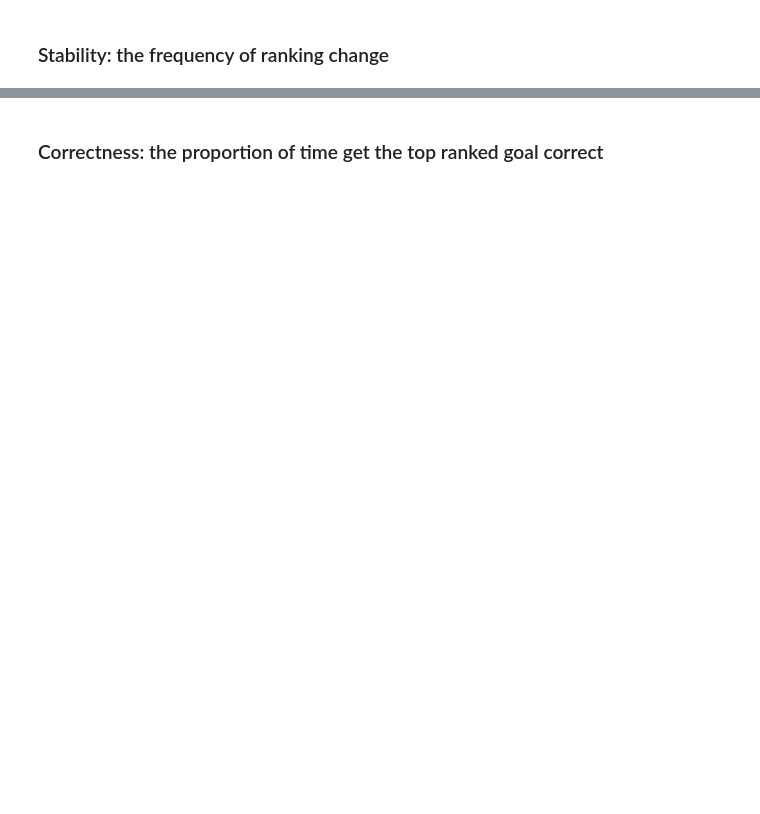
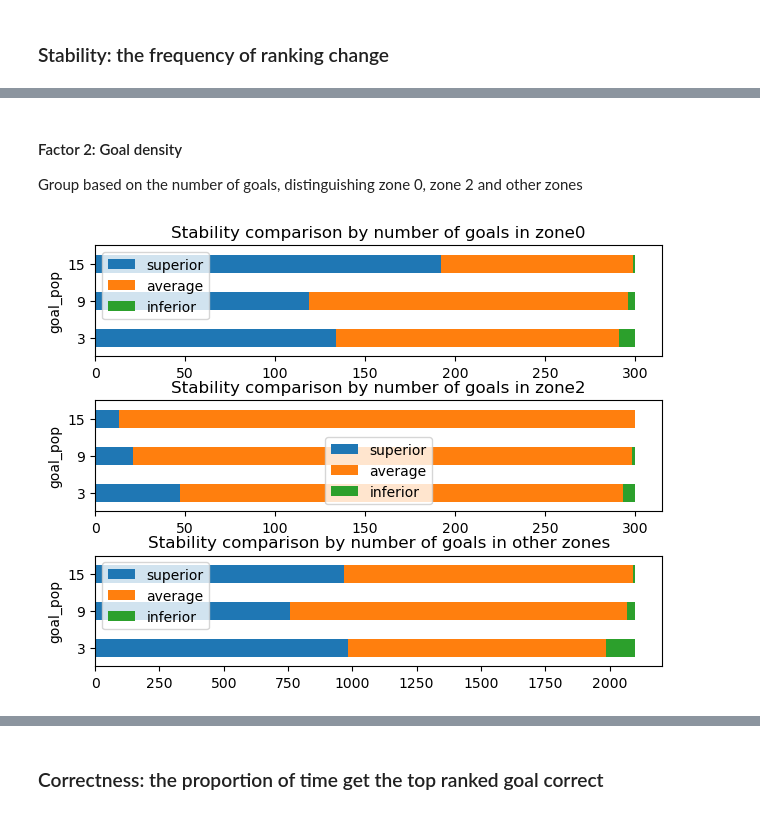
Before and after one commit to OzzyTao/goal-simulation, a Jupyter notebook: experiment.ipynb, the cells around one changed output, grey strips where cells are left out. Drawn from its saved outputs; the diff is of its cells as text; code cells hidden in the pictures; blank space fills up the shorter version.

```diff
--- a/experiment.ipynb
+++ b/experiment.ipynb
@@ -58,0 +80,16 @@ plt.show()
+# %% [markdown]
+#### Factor 2: Goal density
+Group based on the number of goals, distinguishing zone 0, zone 2 and other zones
+# %%
+run_df = df_transform(results_df,measures.stability)
+zone0 = run_df[run_df.index.get_level_values('zone').isin([0]) ]
+zone2 = run_df[run_df.index.get_level_values('zone').isin([2])]
+zone_other = run_df[run_df.index.get_level_values('zone').isin([1,3,4,5,6,7,8,9])]
+fig,axs = plt.subplots(3)
+fig.tight_layout()
+comparison_plot(zone0,'goal_pop','Stability comparison by number of goals in zone0',axs[0])
+comparison_plot(zone2,'goal_pop','Stability comparison by number of goals in zone2',axs[1])
+comparison_plot(zone_other,'goal_pop','Stability comparison by number of goals in other zones',axs[2])
+plt.show()
+# %% [output]
+[figure, added]
```
Also changed, not shown: parts of 49 cells of this notebook, 16 other files.
